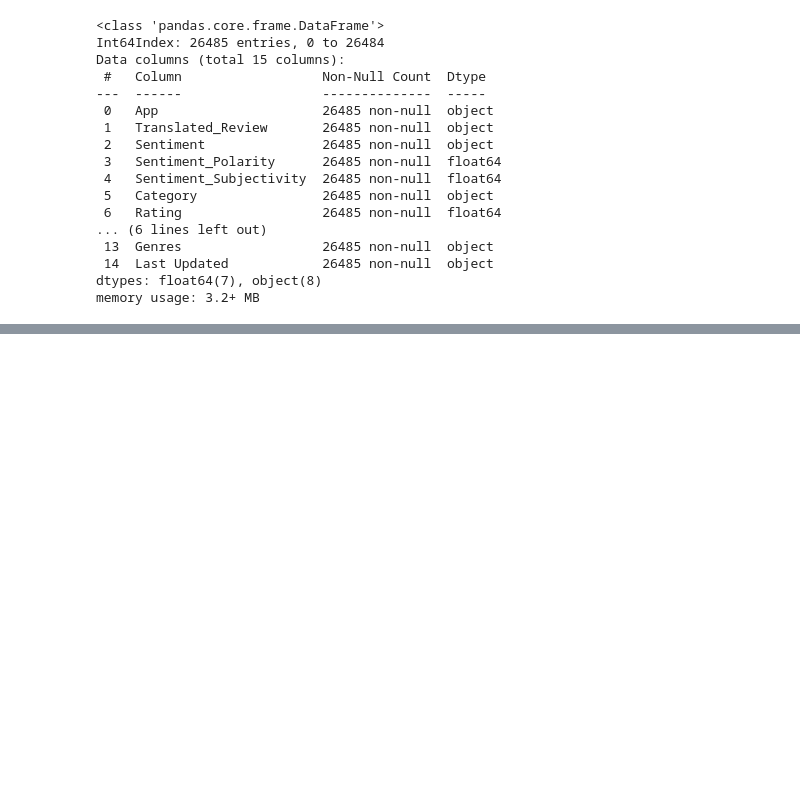
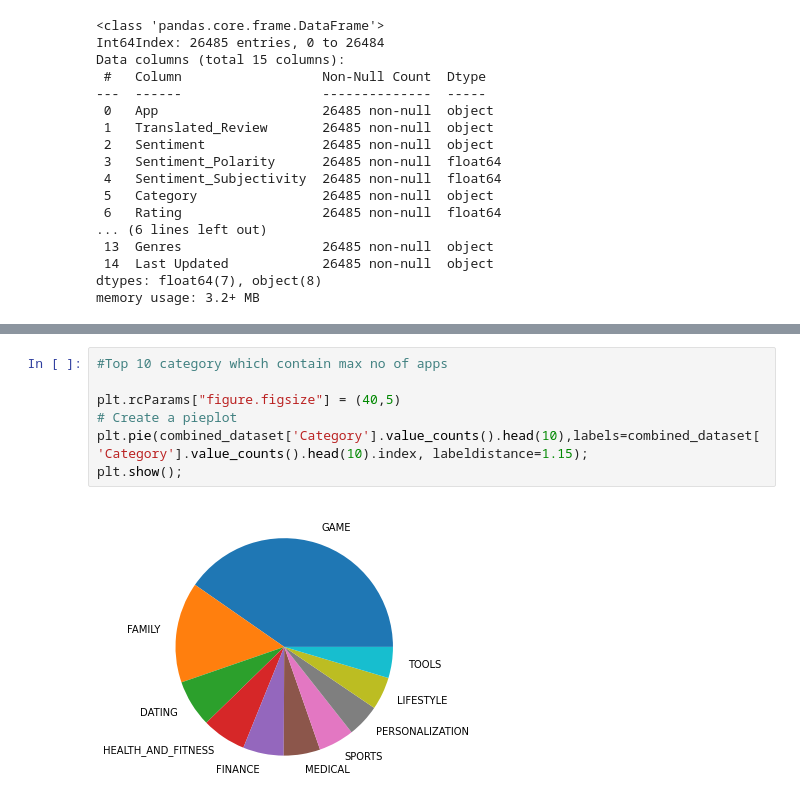
Before and after one commit to prashantmiracle/Play-Store-App-Review-Analysis, a Jupyter notebook: Play Store App Review Analysis - Capstone Project.ipynb, the cells around one changed output, grey strips where cells are left out. Saved outputs shown, nothing was run; the diff lists cells and outputs as text; blank space fills up the shorter version.

```diff
--- a/Play Store App Review Analysis - Capstone Project.ipynb
+++ b/Play Store App Review Analysis - Capstone Project.ipynb
@@ -464,0 +479,9 @@ memory usage: 3.2+ MB
+# %%
+#Top 10 category which contain max no of apps
+
+plt.rcParams["figure.figsize"] = (40,5)
+# Create a pieplot
+plt.pie(combined_dataset['Category'].value_counts().head(10),labels=combined_dataset['Category'].value_counts().head(10).index, labeldistance=1.15);
+plt.show();
+# %% [output]
+[figure, added]
```
Also changed, not shown: parts of 3 cells of this notebook.
